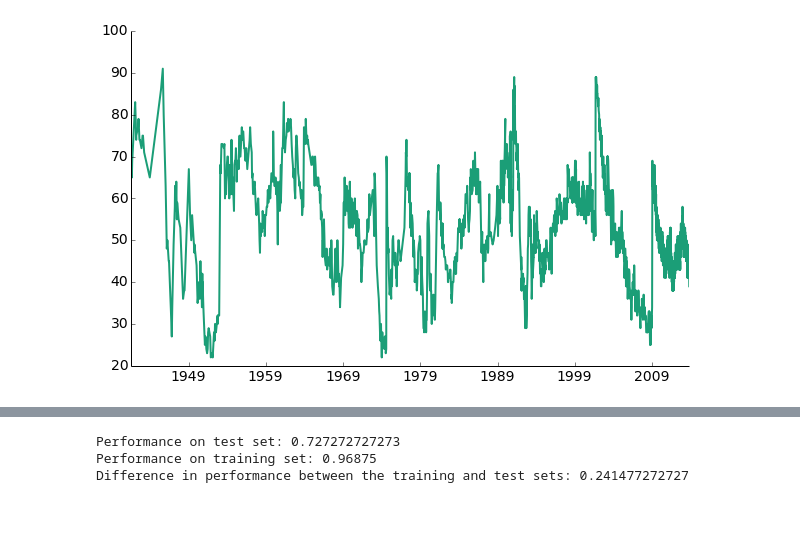
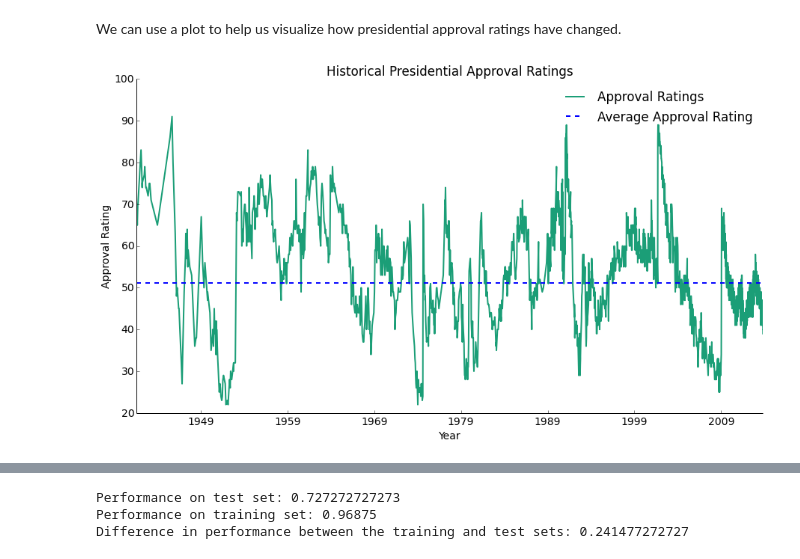
Before and after one commit to rlucioni/executive-evolution, a Jupyter notebook: cs109-project.ipynb, the cells around one changed output, grey strips where cells are left out. Cells and saved outputs as stored; diff of their text form; code cells hidden in the pictures; blank space fills up the shorter version.

```diff
--- a/cs109-project.ipynb
+++ b/cs109-project.ipynb
@@ -477,6 +576,20 @@ def is_popular(poll, date, cutoff):
-# %%
-x = plt.plot(list(gallup.poll_begin), list(gallup.rating_approve))
-remove_border()
-# %% [output]
-[figure, removed]
+# %% [markdown]
+We can use a plot to help us visualize how presidential approval ratings have changed.
+# %%
+years = list(gallup.poll_begin)
+ratings = list(gallup.rating_approve)
+
+plt.figure(figsize=(15,8))
+plt.plot(years, ratings, label="Approval Ratings")
+plt.title("Historical Presidential Approval Ratings")
+plt.xlabel("Year")
+plt.ylabel("Approval Rating")
+
+plt.axhline(y=OVERALL_APPROVAL, linestyle='--', label="Average Approval Rating")
+
+plt.legend(loc='upper right', frameon=False)
+
+remove_border()
+# %% [output]
+[figure, added]
 # %% [markdown]
```
Also changed, not shown: parts of 43 cells of this notebook.
